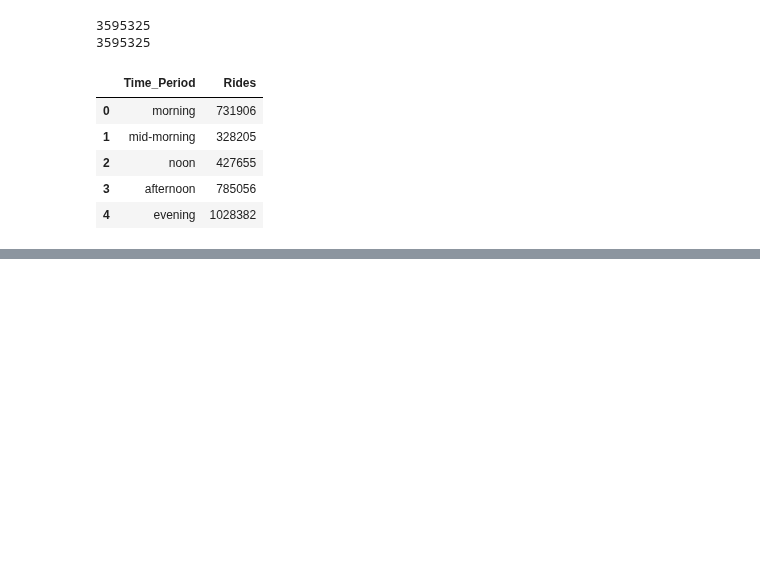
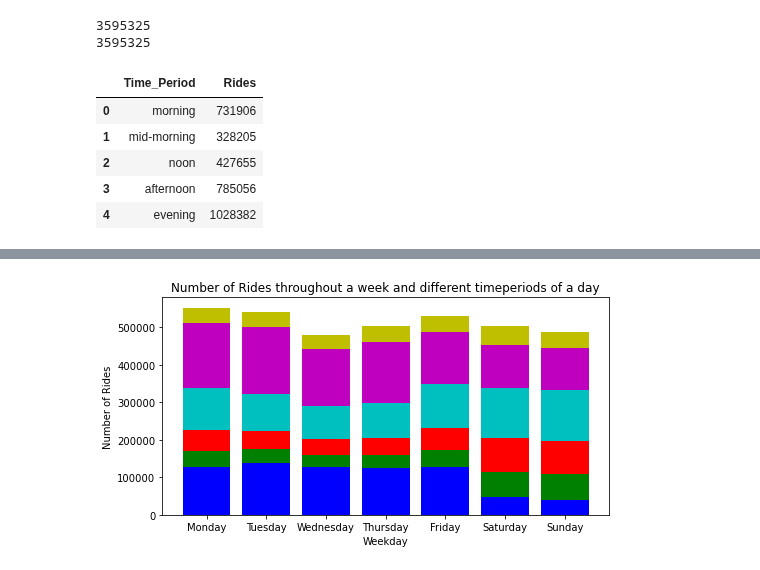
Before and after one commit to agruenb/PrescriptiveStruggle_BikeSharing, a Jupyter notebook: imkeWorkspace/Temporal_Demand_Patterns.ipynb, the cells around one changed output, grey strips where cells are left out. Saved outputs shown, nothing was run; the diff lists cells and outputs as text; code cells hidden in the pictures; blank space fills up the shorter version.

```diff
--- a/imkeWorkspace/Temporal_Demand_Patterns.ipynb
+++ b/imkeWorkspace/Temporal_Demand_Patterns.ipynb
@@ -138,0 +217,40 @@ plt.show()
+# %%
+# Fahrten am Abend innerhalb einer Woche
+evening_monday = evening_start[evening_start['weekday']==0]
+evening_tuesday = evening_start[evening_start['weekday']==1]
+evening_wednesday = evening_start[evening_start['weekday']==2]
+evening_thursday = evening_start[evening_start['weekday']==3]
+evening_friday = evening_start[evening_start['weekday']==4]
+evening_saturday = evening_start[evening_start['weekday']==5]
+evening_sunday =  evening_start[evening_start['weekday']==6]
+evening_rides = np.array([evening_monday['start_hour'].size, evening_tuesday['start_hour'].size, evening_wednesday['start_hour'].size,  evening_thursday['start_hour'].size,  evening_friday['start_hour'].size, evening_saturday['start_hour'].size, evening_sunday['start_hour'].size])
+# %%
+# nächtliche Fahrten innerhalb einer Woche
+night_monday = night_start[night_start['weekday']==0]
+night_tuesday = night_start[night_start['weekday']==1]
+night_wednesday = night_start[night_start['weekday']==2]
+night_thursday = night_start[night_start['weekday']==3]
+night_friday = night_start[night_start['weekday']==4]
+night_saturday = night_start[night_start['weekday']==5]
+night_sunday =  night_start[night_start['weekday']==6]
+night_rides = np.array([night_monday['start_hour'].size, night_tuesday['start_hour'].size, night_wednesday['start_hour'].size,  night_thursday['start_hour'].size,  night_friday['start_hour'].size, night_saturday['start_hour'].size, night_sunday['start_hour'].size])
+# %%
+# Graph der die Anzahl der Fahrten innerhalb einer Woche und in verschiedenen Zeitperioden darstellt
+fig,ax = plt.subplots(figsize=(8,4))
+weekly_rides_morning =pd.Series([morning_start[morning_start['weekday']==0].size, morning_start[morning_start['weekday']==1].size])
+weekdays= ['Monday','Tuesday','Wednesday','Thursday','Friday','Saturday','Sunday']
+data = np.array([morning_rides, midmorning_rides, noon_rides, afternoon_rides, evening_rides, night_rides])
+color_list = ['b', 'g', 'r', 'c', 'm', 'y']
+
+for i in range(data.shape[0]):
+  plt.bar(weekdays, data[i],
+    bottom = np.sum(data[:i], axis = 0),
+    color = color_list[i % len(color_list)])
+
+ax.set_xlabel("Weekday")
+ax.set_ylabel("Number of Rides")
+ax.set_title("Number of Rides throughout a week and different timeperiods of a day")
+
+plt.show()
+# %% [output]
+[figure, added]
```
Also changed, not shown: parts of 16 cells of this notebook.
